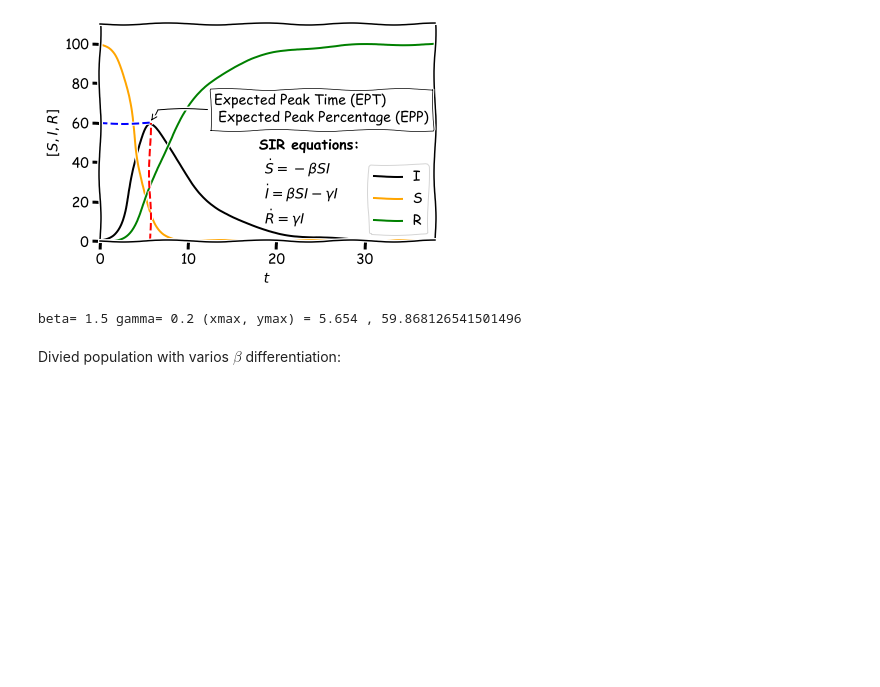
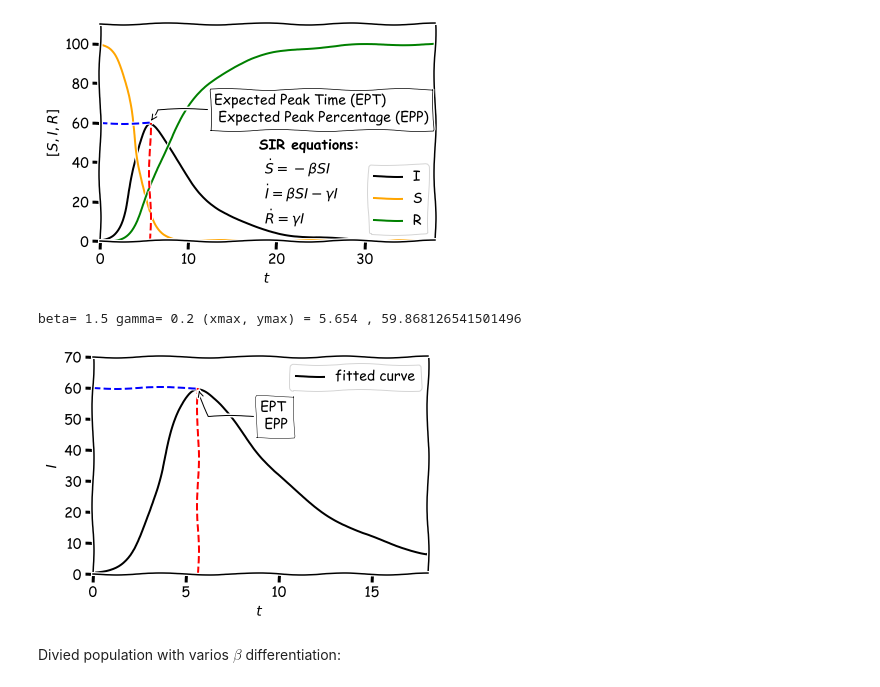
Before and after one commit to ParimahSafarian/Inequality-and-COVID-19, a Jupyter notebook: Model-clean.ipynb, the cells around one changed output. Cells and saved outputs as stored; diff of their text form; code cells hidden in the pictures; blank space fills up the shorter version.

```diff
--- a/Model-clean.ipynb
+++ b/Model-clean.ipynb
@@ -96,6 +96,51 @@ print('beta=', eta, 'gamma=', gamma, '(xmax, ymax) =', xmax, ',',ymax,)
 # %% [output]
 [figure]
 beta= 1.5 gamma= 0.2 (xmax, ymax) = 5.654 , 59.868126541501496
+# %%
+x = t
+y = k[:, 1]
+
+with plt.xkcd():  #schematic plot
+    fig, ax = plt.subplots()
+    ax.plot(x,y, ls = '-', c = 'black', label = 'fitted curve')
+
+#     ax.plot(t,k[:,0],'-', c = 'orange', linewidth=2.0, label = 'S')
+#     ax.plot(t,k[:,2],'g-', linewidth=2.0, label = 'R')
+
+    def annot_max(x,y, ax=None):
+        xmax = x[np.argmax(y)]
+        ymax = y.max()
+        text= "EPT \n EPP" #.format(xmax, ymax)
+        if not ax:
+            ax=plt.gca()
+        bbox_props = dict(boxstyle="square,pad=0.3", fc="w", ec="k", lw=0.5)
+        arrowprops=dict(arrowstyle="->",connectionstyle="angle,angleA=0,angleB=110")
+        kw = dict(xycoords='data',textcoords="axes fraction",
+                  arrowprops=arrowprops, bbox=bbox_props, ha="left", va="top")
+        ax.annotate(text, xy=(xmax, ymax), xytext=(0.5,0.80), **kw)
+
+    annot_max(x,y)
+    ax.set_ylim([0, 70])
+    ax.set_xlim([0, 18])
+    xmax = x[np.argmax(y)]
+    ymax = y.max()
+    ax.axvline(x=xmax, ymin=0, ymax=ymax/70, ls = '--', c = 'r')
+    ax.axhline(y=ymax, xmin=0, xmax=xmax/18, ls = '--', c = 'b')
+
+
+    ax.set_xlabel("$t$")
+    ax.set_ylabel("$I$")
+
+#     plt.text(18, 9, 'SIR equations:\n $\dot{S}=-\u03B2 SI$\n $\dot{I}=\u03B2 SI -\gamma I$\n $\dot{R}=\gamma I$', fontweight="bold")
+    plt.legend()
+    plt.show()
+
+
+fig.savefig('fit_pre.pdf', bbox_inches='tight')
+
+# print('beta=', eta, 'gamma=', gamma, '(xmax, ymax) =', xmax, ',',ymax,)
+# %% [output]
+[figure, added]
 # %% [markdown]
 Divied population with varios $\beta$ differentiation:
 # %%
```
Also changed, not shown: parts of 2 cells of this notebook, 4 other files.
